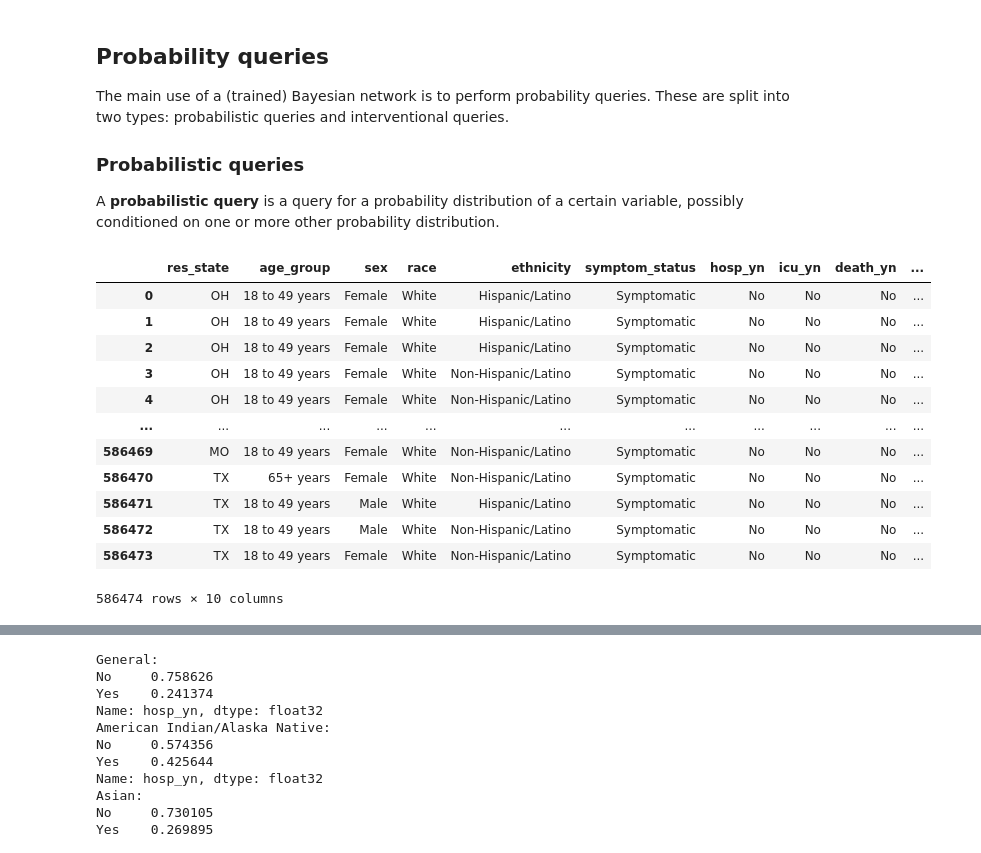
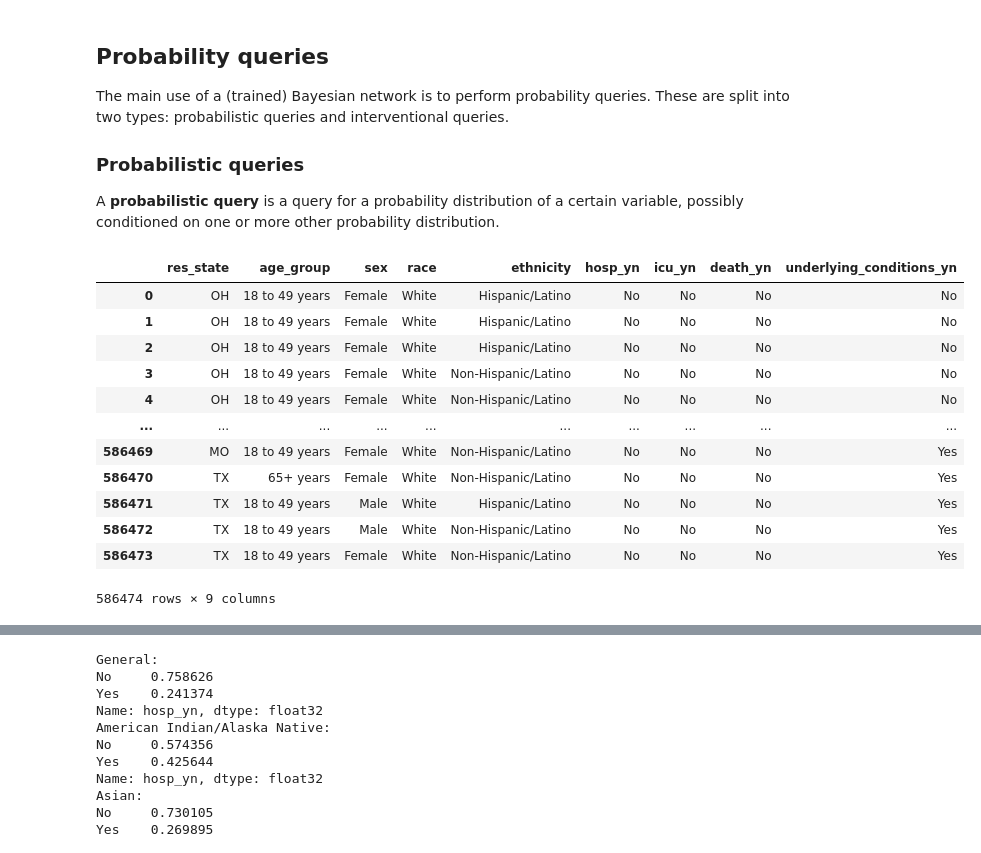
Before and after one commit to ivanpost24/bayesian_networks, a Jupyter notebook: notebooks/main.ipynb, the cells around one changed output, grey strips where cells are left out. Cells and saved outputs as stored; diff of their text form; code cells hidden in the pictures.

```diff
--- a/notebooks/main.ipynb
+++ b/notebooks/main.ipynb
@@ -48,30 +53,30 @@ The main use of a (trained) Bayesian network is to perform probability queries.
 
 A **probabilistic query** is a query for a probability distribution of a certain variable, possibly conditioned on one or more other probability distribution.
 # %%
-save_path = Path('../data/covid_data.csv')
+save_path = Path('data/covid_data.csv')
 
 if save_path.exists():
     df = pd.read_csv(save_path)
 else:
     raise FileNotFoundError('Data is missing.')
 
 df.drop(columns=['case_month', 'state_fips_code', 'res_county', 'county_fips_code', 'case_positive_specimen_interval', 'process', 'current_status', 'case_onset_interval', 'exposure_yn', 'symptom_status'], inplace=True)
 df = df.apply(lambda col: col.astype('category'), axis=0)
 df
 # %% [output]
-|  | res_state | age_group | sex | race | ethnicity | symptom_status | hosp_yn | icu_yn | death_yn | ... |
-| 0 | OH | 18 to 49 years | Female | White | Hispanic/Latino | Symptomatic | No | No | No | ... |
-| 1 | OH | 18 to 49 years | Female | White | Hispanic/Latino | Symptomatic | No | No | No | ... |
-| 2 | OH | 18 to 49 years | Female | White | Hispanic/Latino | Symptomatic | No | No | No | ... |
-| 3 | OH | 18 to 49 years | Female | White | Non-Hispanic/Latino | Symptomatic | No | No | No | ... |
-| 4 | OH | 18 to 49 years | Female | White | Non-Hispanic/Latino | Symptomatic | No | No | No | ... |
-| ... | ... | ... | ... | ... | ... | ... | ... | ... | ... | ... |
-| 586469 | MO | 18 to 49 years | Female | White | Non-Hispanic/Latino | Symptomatic | No | No | No | ... |
-| 586470 | TX | 65+ years | Female | White | Non-Hispanic/Latino | Symptomatic | No | No | No | ... |
-| 586471 | TX | 18 to 49 years | Male | White | Hispanic/Latino | Symptomatic | No | No | No | ... |
-| 586472 | TX | 18 to 49 years | Male | White | Non-Hispanic/Latino | Symptomatic | No | No | No | ... |
-| 586473 | TX | 18 to 49 years | Female | White | Non-Hispanic/Latino | Symptomatic | No | No | No | ... |
+|  | res_state | age_group | sex | race | ethnicity | hosp_yn | icu_yn | death_yn | underlying_conditions_yn |
+| 0 | OH | 18 to 49 years | Female | White | Hispanic/Latino | No | No | No | No |
+| 1 | OH | 18 to 49 years | Female | White | Hispanic/Latino | No | No | No | No |
+| 2 | OH | 18 to 49 years | Female | White | Hispanic/Latino | No | No | No | No |
+| 3 | OH | 18 to 49 years | Female | White | Non-Hispanic/Latino | No | No | No | No |
+| 4 | OH | 18 to 49 years | Female | White | Non-Hispanic/Latino | No | No | No | No |
+| ... | ... | ... | ... | ... | ... | ... | ... | ... | ... |
+| 586469 | MO | 18 to 49 years | Female | White | Non-Hispanic/Latino | No | No | No | Yes |
+| 586470 | TX | 65+ years | Female | White | Non-Hispanic/Latino | No | No | No | Yes |
+| 586471 | TX | 18 to 49 years | Male | White | Hispanic/Latino | No | No | No | Yes |
+| 586472 | TX | 18 to 49 years | Male | White | Non-Hispanic/Latino | No | No | No | Yes |
+| 586473 | TX | 18 to 49 years | Female | White | Non-Hispanic/Latino | No | No | No | Yes |
-586474 rows × 10 columns
+586474 rows × 9 columns
 # %%
 {name: df[name].cat.categories.to_list() for name in df.columns}
 # %% [output]
```
Also changed, not shown: parts of 4 cells of this notebook.
